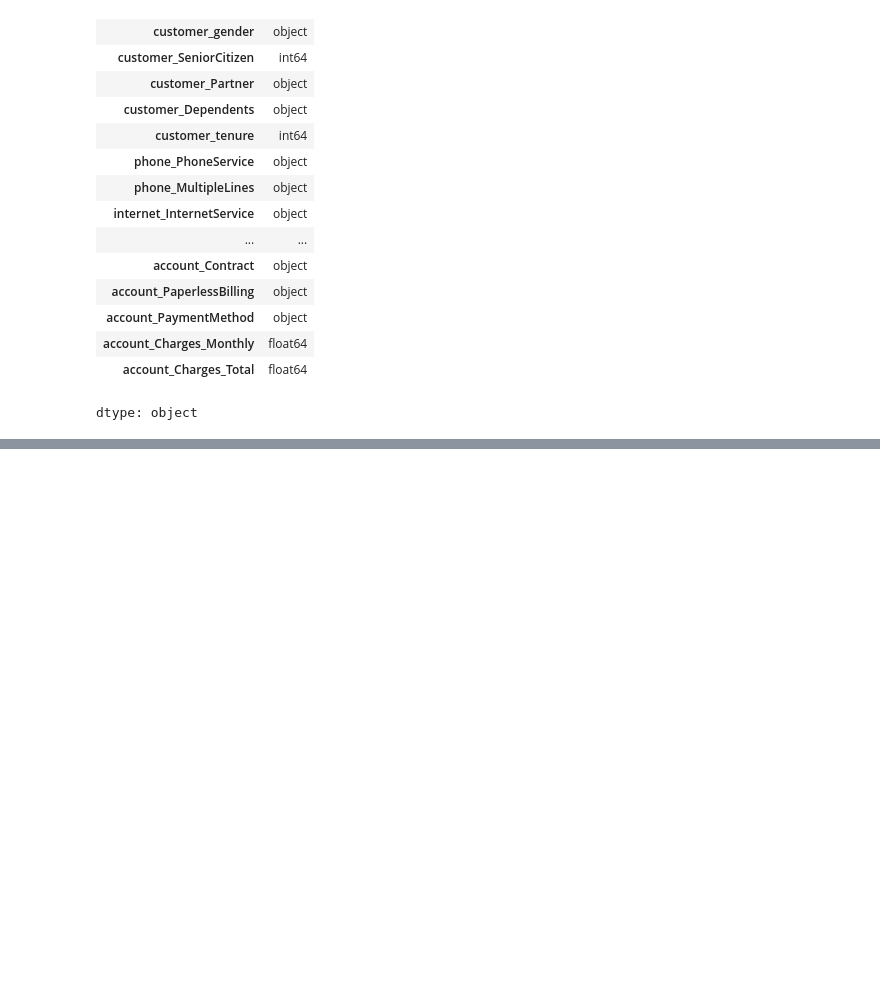
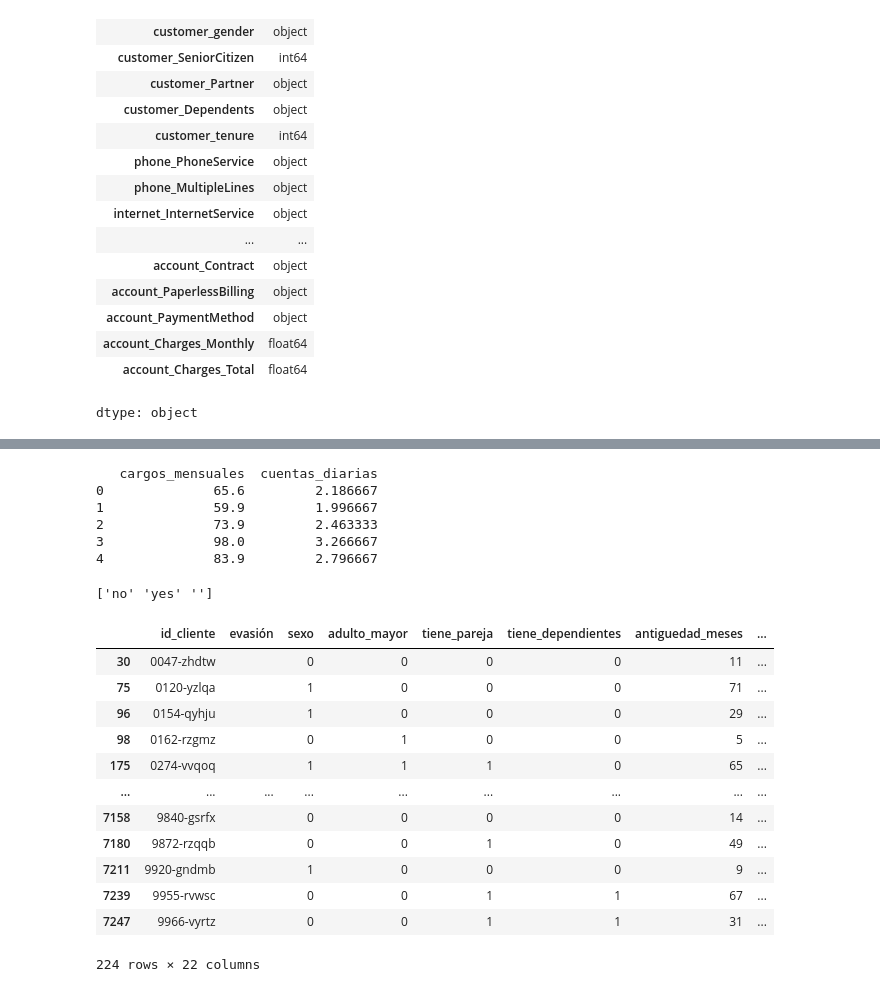
Before and after one commit to PRsant90/Challenge_datos_2, a Jupyter notebook: Challenge_Telecom_X_2.ipynb, the cells around one changed output, grey strips where cells are left out. Cells and saved outputs as stored; diff of their text form; code cells hidden in the pictures; blank space fills up the shorter version.

```diff
--- a/Challenge_Telecom_X_2.ipynb
+++ b/Challenge_Telecom_X_2.ipynb
@@ -343,0 +348,2 @@ dtype: object
+# %%
+df_final['sexo'] = df_final['sexo'].map({'male': 1, 'female': 0})
@@ -343,0 +371,5 @@ dtype: object
+# %%
+df_final = df_final.rename(columns={'sexo_male': 'sexo'})
+# %%
+df_final['cargos_totales'] = pd.to_numeric(df_final['cargos_totales'], errors='coerce')
+df_final = df_final.dropna(subset=['cargos_totales'])
@@ -343,0 +396,30 @@ dtype: object
+# %%
+df_final['cuentas_diarias'] = df_final['cargos_mensuales']/30
+print(df_final[['cargos_mensuales','cuentas_diarias']].head())
+# %% [output]
+   cargos_mensuales  cuentas_diarias
+0              65.6         2.186667
+1              59.9         1.996667
+2              73.9         2.463333
+3              98.0         3.266667
+4              83.9         2.796667
+# %%
+print(df_final['evasión'].unique())
+# %% [output]
+['no' 'yes' '']
+# %%
+df_final[df_final['evasión'] =='']
+# %% [output]
+|  | id_cliente | evasión | sexo | adulto_mayor | tiene_pareja | tiene_dependientes | antiguedad_meses | ... |
+| 30 | 0047-zhdtw |  | 0 | 0 | 0 | 0 | 11 | ... |
+| 75 | 0120-yzlqa |  | 1 | 0 | 0 | 0 | 71 | ... |
+| 96 | 0154-qyhju |  | 1 | 0 | 0 | 0 | 29 | ... |
+| 98 | 0162-rzgmz |  | 0 | 1 | 0 | 0 | 5 | ... |
+| 175 | 0274-vvqoq |  | 1 | 1 | 1 | 0 | 65 | ... |
+| ... | ... | ... | ... | ... | ... | ... | ... | ... |
+| 7158 | 9840-gsrfx |  | 0 | 0 | 0 | 0 | 14 | ... |
+| 7180 | 9872-rzqqb |  | 0 | 0 | 1 | 0 | 49 | ... |
+| 7211 | 9920-gndmb |  | 1 | 0 | 0 | 0 | 9 | ... |
+| 7239 | 9955-rvwsc |  | 0 | 0 | 1 | 1 | 67 | ... |
+| 7247 | 9966-vyrtz |  | 0 | 0 | 1 | 1 | 31 | ... |
+224 rows × 22 columns
```
Also changed, not shown: parts of 19 cells of this notebook.
